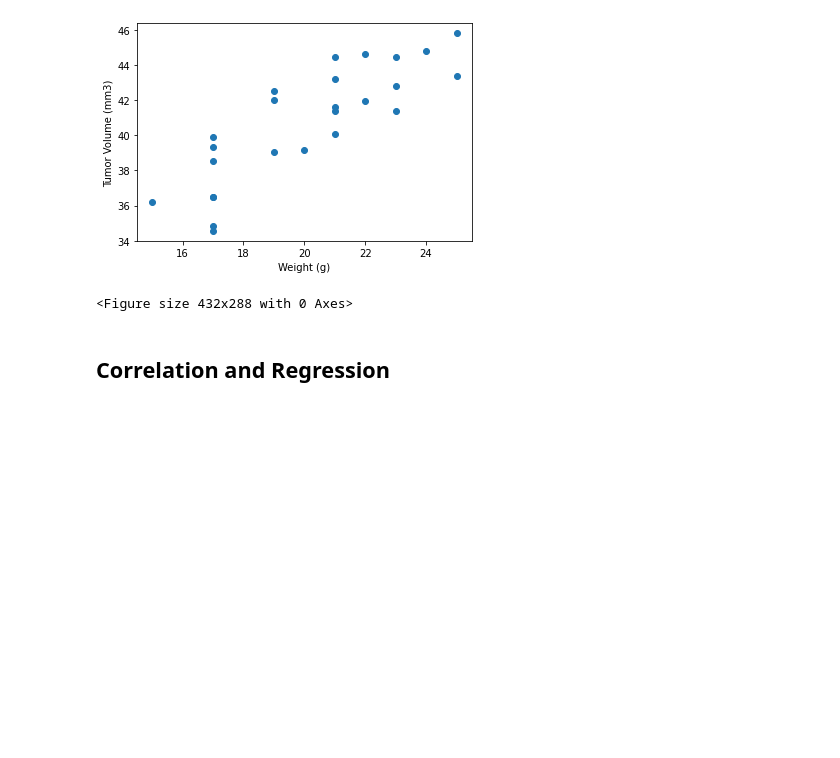
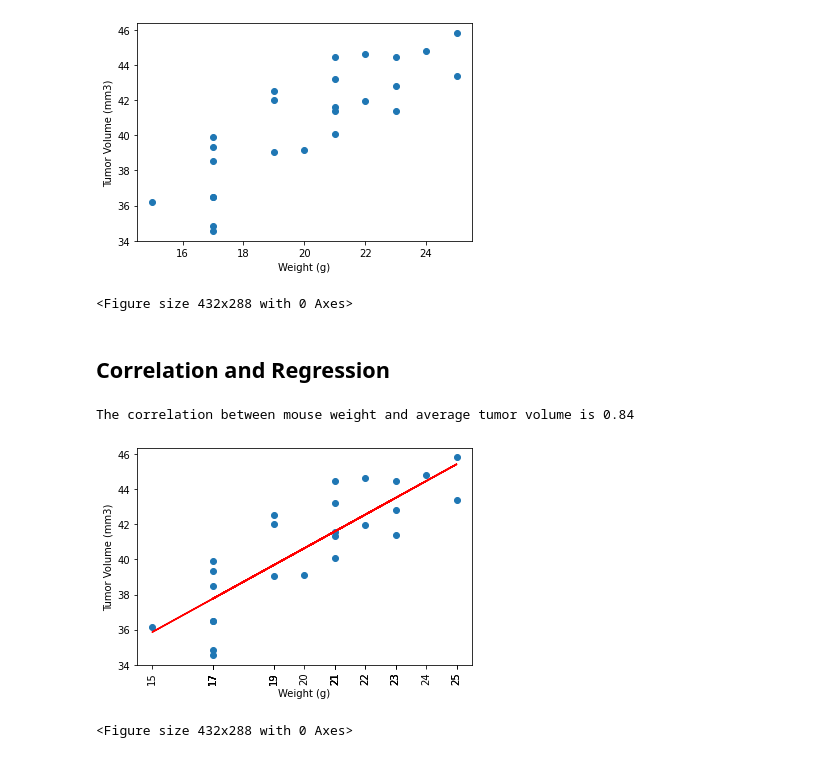
Before and after one commit to jdstrode/Matplotlib-Challenge, a Jupyter notebook: Pymaceuticals/pymaceuticals.ipynb, the cells around one changed output. Drawn from its saved outputs; the diff is of its cells as text; code cells hidden in the pictures; blank space fills up the shorter version.

Commit message:
added regression

```diff
--- a/Pymaceuticals/pymaceuticals.ipynb
+++ b/Pymaceuticals/pymaceuticals.ipynb
@@ -396,0 +391,34 @@ plt.show()
+# %%
+from scipy import stats
+
+# Calculate the correlation coefficient and linear regression model
+# for mouse weight and average tumor volume for the Capomulin regimen
+
+weight = groupbymouse['Weight (g)']
+volume = groupbymouse['Tumor Volume (mm3)']
+
+# Perform a linear regression on year versus violent crime rate
+slope, intercept, rvalue, p, std_err = stats.linregress(weight, volume)
+
+# Create equation of line to calculate predicted violent crime rate
+fit = slope * weight + intercept
+
+# Plot the linear model on top of scatter plot
+rvalue = round(rvalue,2)
+print(f"The correlation between mouse weight and average tumor volume is {rvalue}")
+
+plt.scatter(weight,volume)
+plt.plot(weight,fit,"r-")
+plt.xticks(weight, rotation=90)
+
+plt.xlabel("Weight (g)")
+plt.ylabel("Tumor Volume (mm3)")
+plt.show()
+
+# Show the chart
+plt.tight_layout()
+plt.show()
+# %% [output]
+The correlation between mouse weight and average tumor volume is 0.84
+[figure, added]
+<Figure size 432x288 with 0 Axes>
```
Also changed, not shown: parts of 2 cells of this notebook.
